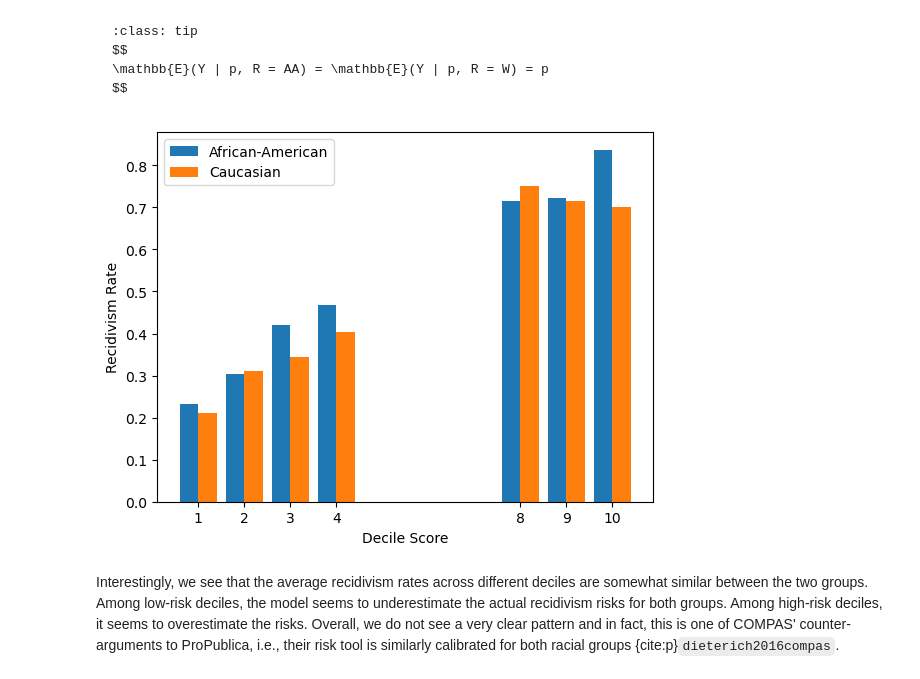
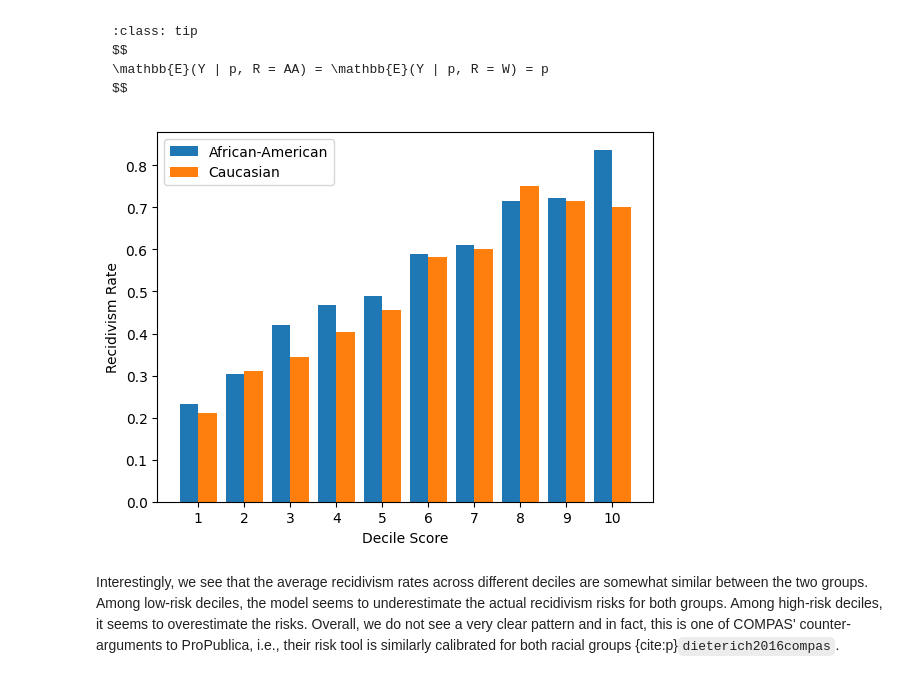
Before and after one commit to mochenyang/Responsible-AI, a Jupyter notebook: book/content/1-2-measure.ipynb, the cells around one changed output. Saved outputs shown, nothing was run; the diff lists cells and outputs as text; code cells hidden in the pictures.

```diff
--- a/book/content/1-2-measure.ipynb
+++ b/book/content/1-2-measure.ipynb
@@ -410,24 +410,24 @@ $$
 # %%
 # evaluate calibration
 # we will again use decile_score as the predicted probability of recidivism
 # we will visualize the percentage of recidivism for each decile score and racial group
 import matplotlib.pyplot as plt
 # group by decile score and race, then calculate the average value of two_year_recid
-calibration = compas_binary.groupby(['decile_score', 'race'])['two_year_recid'].mean().reset_index()
+calibration = compas.groupby(['decile_score', 'race'])['two_year_recid'].mean().reset_index()
 X = calibration['decile_score'].unique()
 Y_AA = calibration[calibration['race'] == "African-American"]['two_year_recid']
 Y_W = calibration[calibration['race'] == "Caucasian"]['two_year_recid']
 # plot average recidivism rate for each decile score and the two groups
 width = 0.4
 plt.bar(X, Y_AA, width, label = "African-American")
 plt.bar(X + width, Y_W, width, label = "Caucasian")
 plt.xlabel("Decile Score")
 plt.ylabel("Recidivism Rate")
 plt.xticks(X + width / 2, X)
 plt.legend()
 plt.show()
 # %% [output]
-[figure, old version]
+[figure, new version]
 # %% [markdown]
 Interestingly, we see that the average recidivism rates across different deciles are somewhat similar between the two groups. Among low-risk deciles, the model seems to underestimate the actual recidivism risks for both groups. Among high-risk deciles, it seems to overestimate the risks. Overall, we do not see a very clear pattern and in fact, this is one of COMPAS' counter-arguments to ProPublica, i.e., their risk tool is similarly calibrated for both racial groups {cite:p}`dieterich2016compas`.
 # %% [markdown]
```
Also changed, not shown: parts of 15 cells of this notebook, 5 other files.
